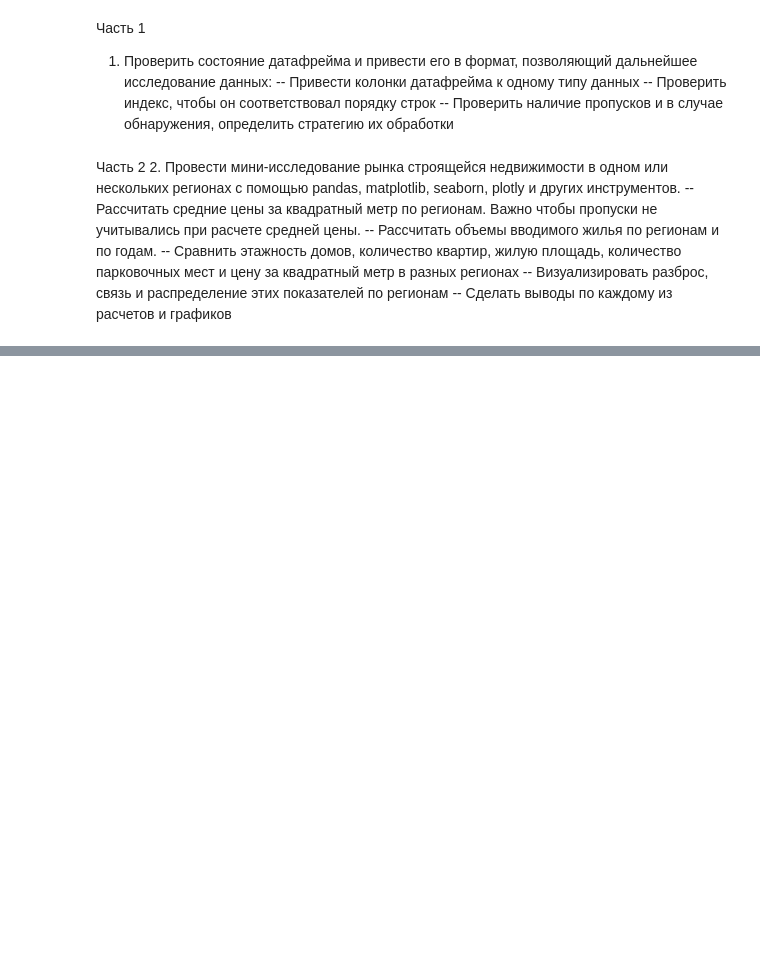
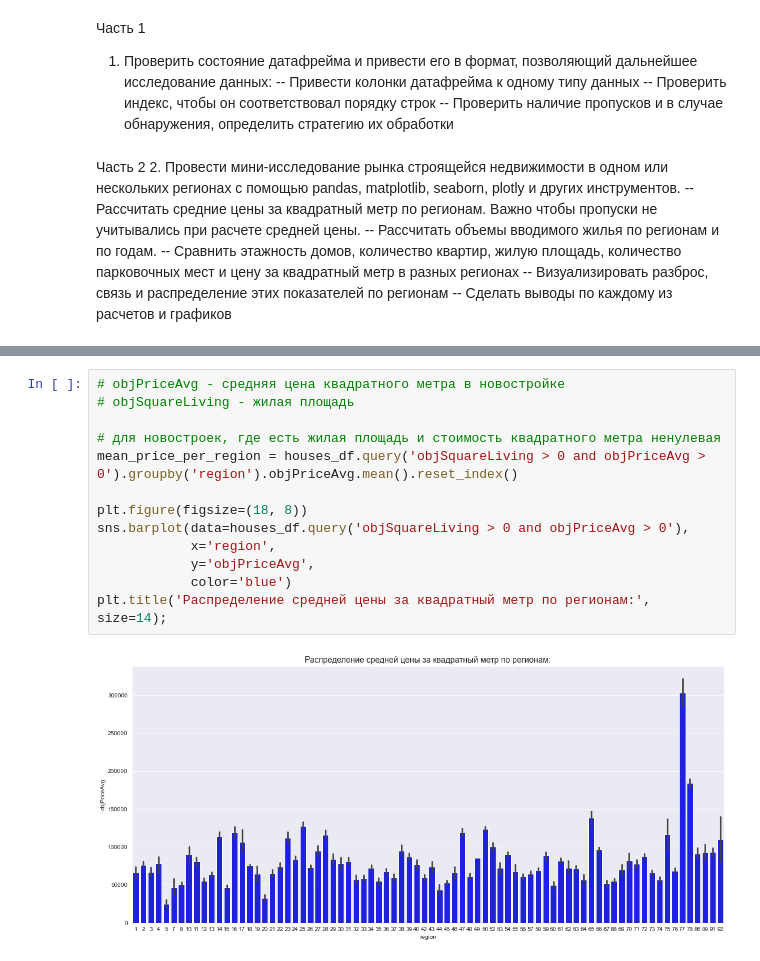
Before and after one commit to MaksDerkach/SberUniver-DS, a Jupyter notebook: Python_lessons/Hometasks/Task2_dmrf_visual.ipynb, the cells around one changed output, grey strips where cells are left out. Saved outputs shown, nothing was run; the diff lists cells and outputs as text; blank space fills up the shorter version.

```diff
--- a/Python_lessons/Hometasks/Task2_dmrf_visual.ipynb
+++ b/Python_lessons/Hometasks/Task2_dmrf_visual.ipynb
@@ -16,0 +72,15 @@
+# %%
+# objPriceAvg - средняя цена квадратного метра в новостройке
+# objSquareLiving - жилая площадь
+
+# для новостроек, где есть жилая площадь и стоимость квадратного метра ненулевая
+mean_price_per_region = houses_df.query('objSquareLiving > 0 and objPriceAvg > 0').groupby('region').objPriceAvg.mean().reset_index()
+
+plt.figure(figsize=(18, 8))
+sns.barplot(data=houses_df.query('objSquareLiving > 0 and objPriceAvg > 0'),
+            x='region',
+            y='objPriceAvg',
+            color='blue')
+plt.title('Распределение средней цены за квадратный метр по регионам:', size=14);
+# %% [output]
+[figure, added]
```
Also changed, not shown: parts of 29 cells of this notebook.
